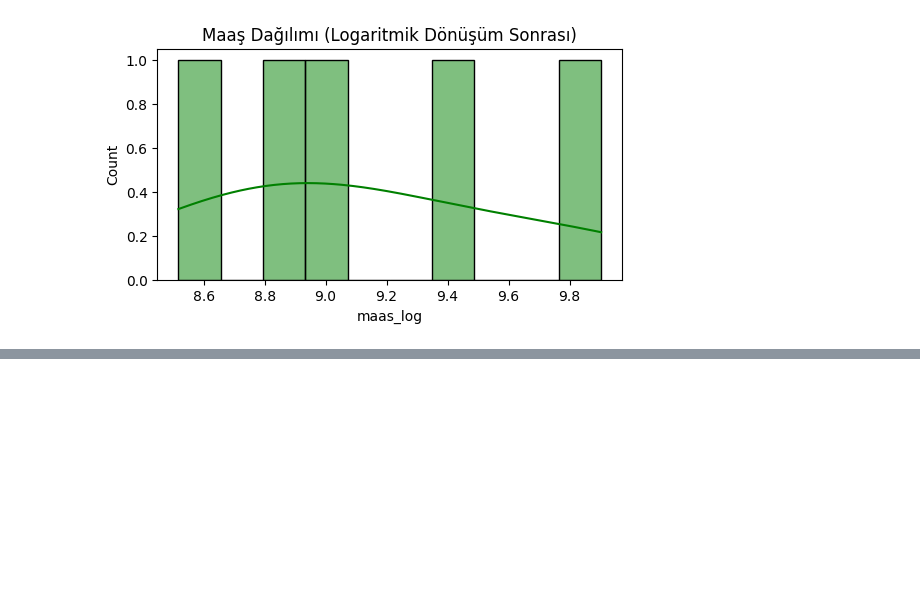
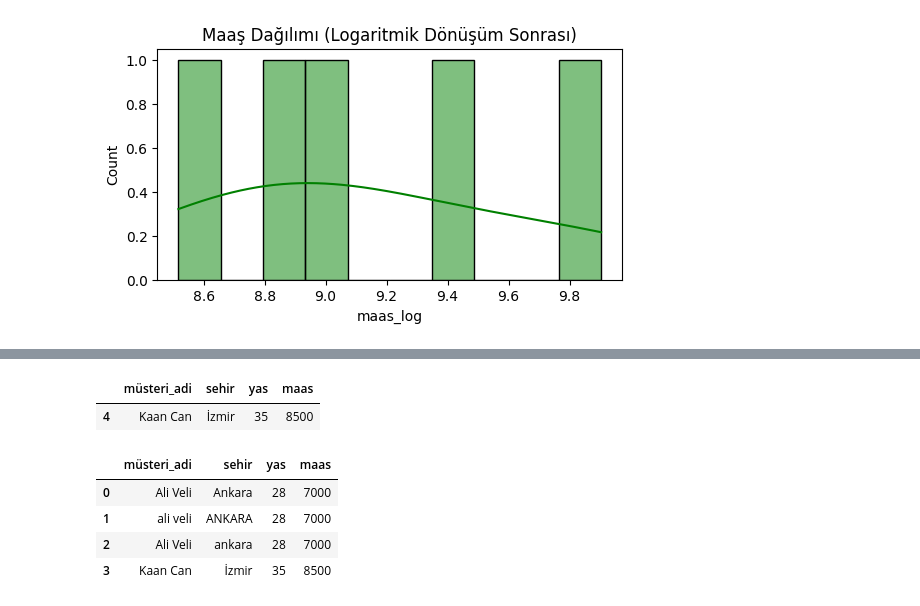
Before and after one commit to ArsenLupen53/GYZU-BTK-codespace, a Jupyter notebook: veri_on_isleme/veri_on_isleme.ipynb, the cells around one changed output, grey strips where cells are left out. Drawn from its saved outputs; the diff is of its cells as text; code cells hidden in the pictures; blank space fills up the shorter version.

```diff
--- a/veri_on_isleme/veri_on_isleme.ipynb
+++ b/veri_on_isleme/veri_on_isleme.ipynb
@@ -440,0 +514,16 @@ plt.show()
+# %%
+#sadece yinelenenleri görüntüle
+df[df.duplicated()]
+# %% [output]
+|  | müsteri_adi | sehir | yas | maas |
+| 4 | Kaan Can | İzmir | 35 | 8500 |
+# %%
+#tekrarlanan satıları sil
+df = df.drop_duplicates()
+df
+# %% [output]
+|  | müsteri_adi | sehir | yas | maas |
+| 0 | Ali Veli | Ankara | 28 | 7000 |
+| 1 | ali veli | ANKARA | 28 | 7000 |
+| 2 | Ali Veli | ankara | 28 | 7000 |
+| 3 | Kaan Can | İzmir | 35 | 8500 |
```
Also changed, not shown: parts of 12 cells of this notebook.
